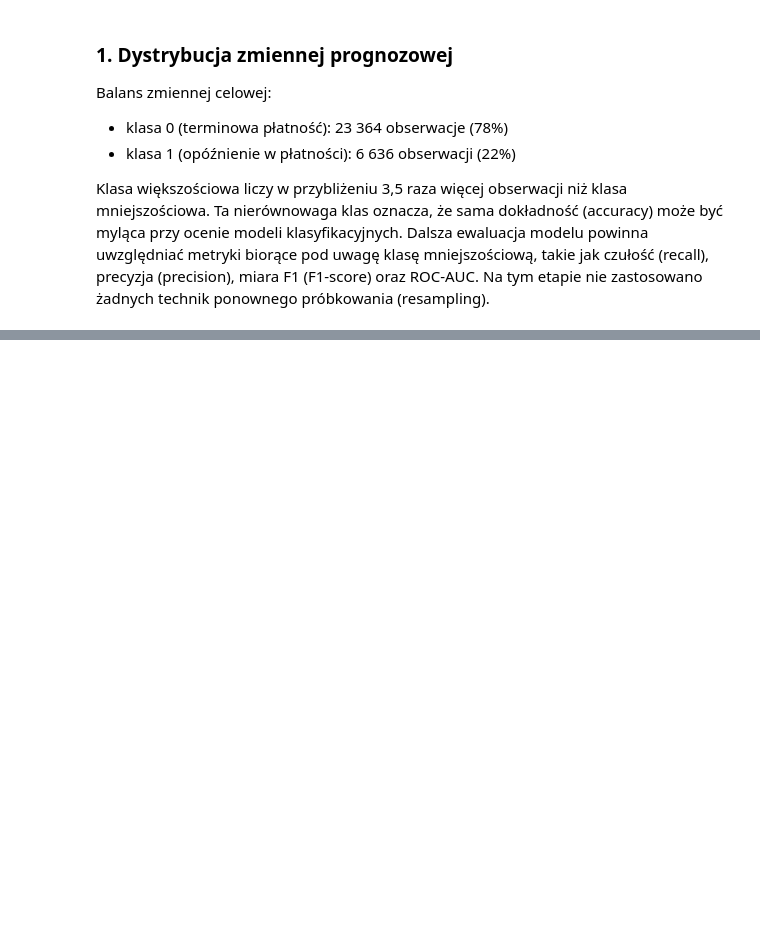
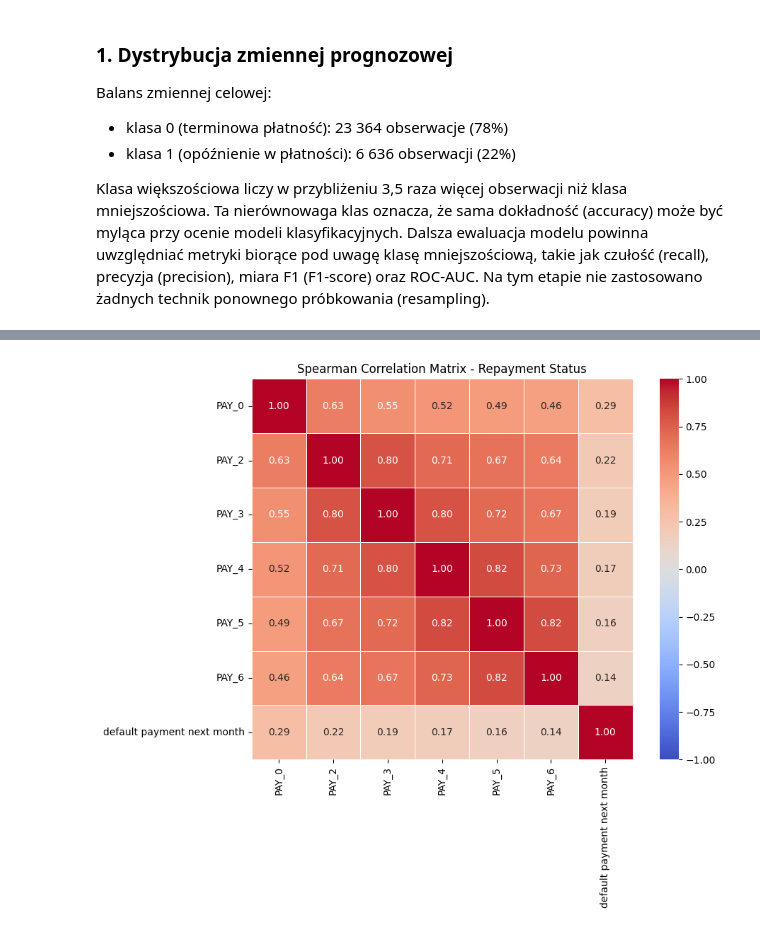
Before and after one commit to Jzaj11/credit-default-calibration, a Jupyter notebook: notebooks/01_eda.ipynb, the cells around one changed output, grey strips where cells are left out. Saved outputs shown, nothing was run; the diff lists cells and outputs as text; code cells hidden in the pictures; blank space fills up the shorter version.

```diff
--- a/notebooks/01_eda.ipynb
+++ b/notebooks/01_eda.ipynb
@@ -144,0 +450,36 @@ Na tym etapie nie zastosowano żadnych technik ponownego próbkowania (resamplin
+# %%
+
+# Select repayment status variables and the target variable.
+pay_columns = [
+    "PAY_0",
+    "PAY_2",
+    "PAY_3",
+    "PAY_4",
+    "PAY_5",
+    "PAY_6",
+    TARGET_COLUMN
+]
+
+# Calculate Spearman rank correlations.
+pay_correlation_matrix = credits_df[pay_columns].corr(method="spearman")
+
+# Visualize the correlation matrix.
+plt.figure(figsize=(10, 8))
+
+sns.heatmap(
+    pay_correlation_matrix,
+    annot=True,
+    fmt=".2f",
+    cmap="coolwarm",
+    center=0,
+    vmin=-1,
+    vmax=1,
+    square=True,
+    linewidths=0.5
+)
+
+plt.title("Spearman Correlation Matrix - Repayment Status")
+plt.tight_layout()
+plt.show()
+# %% [output]
+[figure, added]
```
Also changed, not shown: parts of 12 cells of this notebook.
